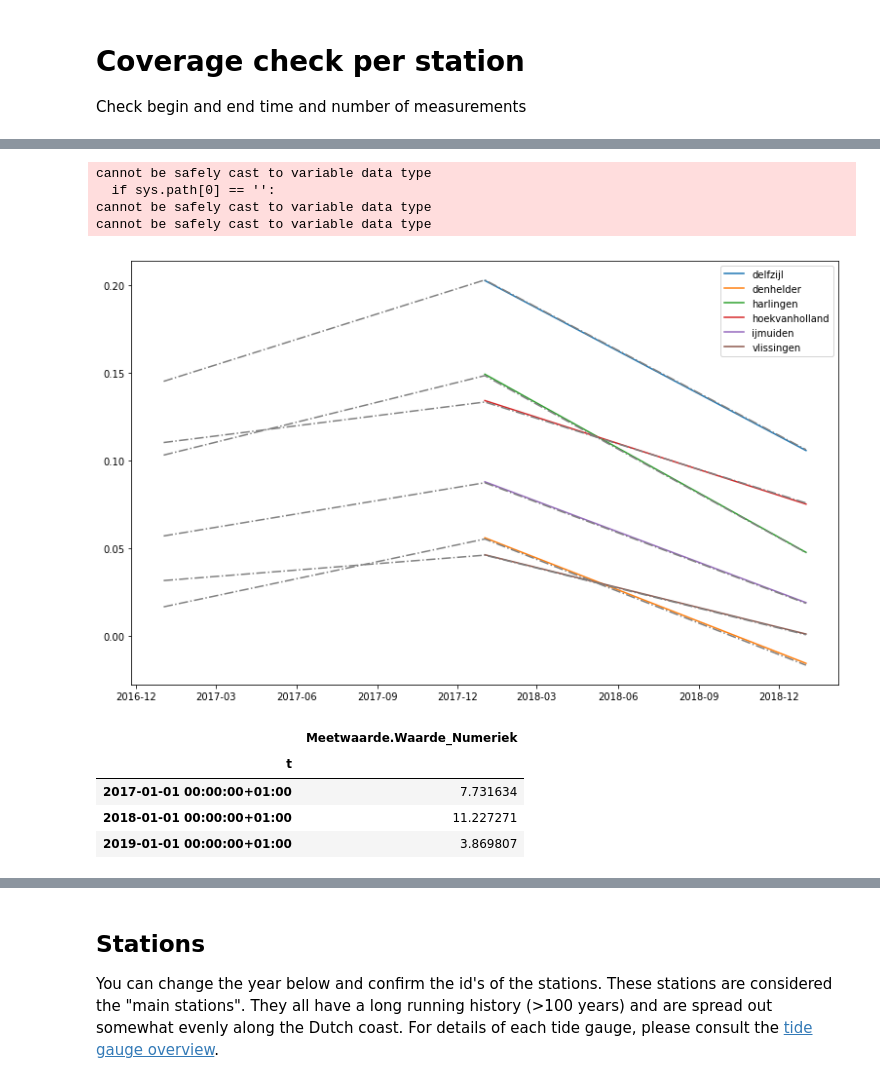
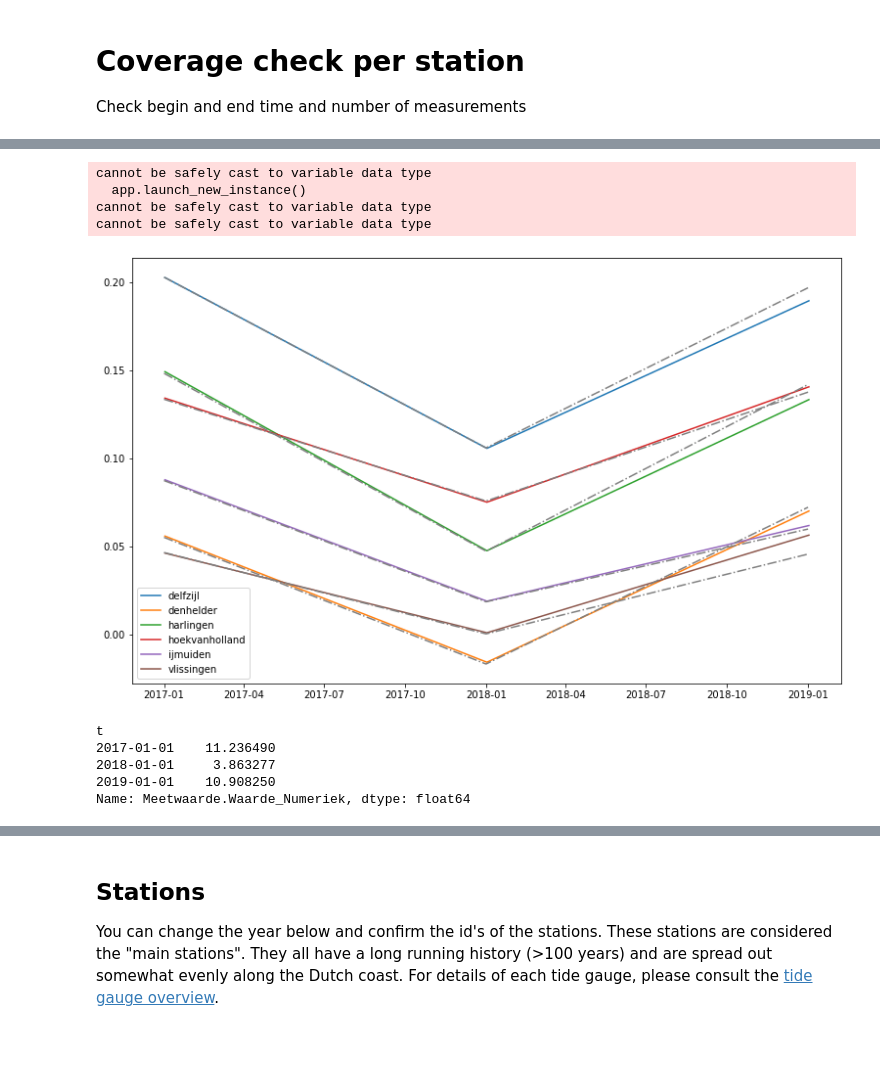
Before and after one commit to openearth/sealevel, a Jupyter notebook: notebooks/validation/current year validation.ipynb, the cells around one changed output, grey strips where cells are left out. Cells and saved outputs as stored; diff of their text form; code cells hidden in the pictures; blank space fills up the shorter version.

Commit message:
Update validation with 2019 data

```diff
--- a/notebooks/validation/current year validation.ipynb
+++ b/notebooks/validation/current year validation.ipynb
@@ -253,3 +293,11 @@ station VLISSGN
+# %%
+# Remove last observation
+for station in ids:
+    all_measurements[station]= all_measurements[station].iloc[0:-1, :]
+
+all_df = pd.concat(all_measurements) # concat on dictionary
+# group per station
+grouped = all_df.groupby('station')
 # %%
 # check if there are gaps of more than 1200 seconds
 for station, group_df in grouped:
@@ -257,8 +305,9 @@ for station, group_df in grouped:
     gaps, = np.where(diff_t > 1200)
     for i, gap in enumerate(gaps):
         #print(station, group_df.iloc[gap], gap) # original line
-        print(station, gap, group_df['t'][gap])
-        if i > 10:
-            print('10 gaps reported, stopping')
+        #print(station, gap, group_df['t'][gap])
+        print(station, gap, group_df.iloc[gap].t, diff_t[gap])
+        if i > 100:
+            print('100 gaps reported, stopping')
             break
 # %% [output]
@@ -304,10 +357,10 @@ ax.legend([x[0] for x in grouped], loc='best')
 all_ddl_means = {}
 for id_, measurements in all_measurements.items():
     # first resample by day and then by year to correct for the varying sample frequency across the year
-    means = measurements.set_index('t').resample('D').mean().resample('Y').mean()
+    means = measurements.set_index('t').resample('D').mean().resample('YS').mean()
     # bug in pandas (remove in 0.24)
     # https://github.com/pandas-dev/pandas/pull/22488
-    means.index = means.index + pd.Timedelta(days=1)
+    #means.index = means.index + pd.Timedelta(days=1)
     all_ddl_means[id_] = means
 # %%
 # Compute the means over the stations
@@ -327,11 +380,14 @@ surge_dfs = []
 model_dfs = []
 observed_dfs = []
 for station in names_matroos:
-    surge_path = pathlib.Path('~/src/sealevel/data/rws/matroos/{}_surge_forecast.nc'.format(station)).expanduser()
-    model_path = pathlib.Path('~/src/sealevel/data/rws/matroos/{}_waterlevel_forecast.nc'.format(station)).expanduser()
-    observed_path = pathlib.Path('~/src/sealevel/data/rws/matroos/{}_waterlevel_observed.nc'.format(station)).expanduser()
+    #surge_path = pathlib.Path('~/src/sealevel/data/rws/matroos/{}_surge_forecast.nc'.format(station)).expanduser()
+    #model_path = pathlib.Path('~/src/sealevel/data/rws/matroos/{}_waterlevel_forecast.nc'.format(station)).expanduser()
+    #observed_path = pathlib.Path('~/src/sealevel/data/rws/matroos/{}_waterlevel_observed.nc'.format(station)).expanduser()
+    surge_path = pathlib.Path('../../data/rws/matroos/{}_surge_forecast.nc'.format(station)).expanduser()
+    model_path = pathlib.Path('../../data/rws/matroos/{}_waterlevel_forecast.nc'.format(station)).expanduser()
+    observed_path = pathlib.Path('../../data/rws/matroos/{}_waterlevel_observed.nc'.format(station)).expanduser()
     with netCDF4.Dataset(surge_path) as ds:
-        t = netCDF4.num2date(ds.variables['time'][:], ds.variables['time'].units)
+        t = netCDF4.num2date(ds.variables['time'][:], ds.variables['time'].units,only_use_cftime_datetimes= False)
         h = np.squeeze(ds.variables['waterlevel_surge'][:])
         surge_df = pd.DataFrame(data=dict(t=t, h=h))
         surge_df['station'] = station
@@ -339,14 +395,14 @@ for station in names_matroos:
 
 
     with netCDF4.Dataset(model_path) as ds:
-        t = netCDF4.num2date(ds.variables['time'][:], ds.variables['time'].units)
+        t = netCDF4.num2date(ds.variables['time'][:], ds.variables['time'].units, only_use_cftime_datetimes= False )
         h = np.squeeze(ds.variables['waterlevel'][:])
         model_df = pd.DataFrame(data=dict(t=t, h=h))
         model_df['station'] = station
         model_dfs.append(model_df)
 
     with netCDF4.Dataset(observed_path) as ds:
-        t = netCDF4.num2date(ds.variables['time'][:], ds.variables['time'].units)
+        t = netCDF4.num2date(ds.variables['time'][:], ds.variables['time'].units, only_use_cftime_datetimes= False)
         h = np.squeeze(ds.variables['waterlevel'][:])
         observed_df = pd.DataFrame(data=dict(t=t, h=h))
         observed_df['station'] = station
@@ -357,40 +413,40 @@ model_df = pd.concat(model_dfs)
 observed_df = pd.concat(observed_dfs)
 # %% [output]
 cannot be safely cast to variable data type
-  if sys.path[0] == '':
+  app.launch_new_instance()
 cannot be safely cast to variable data type
 cannot be safely cast to variable data type
 # %%
 # Plot Matroos data and DDL data together.
 # Should be nearly simmilar (after double resamping because of the time varying measurement frequency)
-grouped = observed_df[observed_df['t'] < datetime.datetime(2019, 1, 1)].groupby('station')
+grouped = observed_df[observed_df['t'] < datetime.datetime(2020, 1, 1)].groupby('station')
 
 
 fig, ax = plt.subplots(figsize=(13, 8))
 # compute to annual means per station because measurement frequencies are not equal between stations
 all_matroos_means = {}
 for id_, group_df in grouped:
-    matroos_means = group_df.set_index('t').resample('D').mean().resample('Y').mean()
+    matroos_means = group_df.set_index('t').resample('D').mean().resample('YS').mean()
     # bug in pandas (remove in 0.24)
     # https://github.com/pandas-dev/pandas/pull/22488
     matroos_means.index = matroos_means.index + pd.Timedelta(days=1)
     ax.plot(matroos_means.index, matroos_means['h'], label=id_)
     all_matroos_means[id_] = matroos_means
 
 for id_, means in all_ddl_means.items():
     ax.plot(means.index, means['Meetwaarde.Waarde_Numeriek'] / 100, '-.', label='', color='grey')
 _ = ax.legend(loc='best')
 # %% [output]
-[figure, old version]
+[figure, new version]
 # %%
 # Compute the mean again (double check left/right indexing of the aggregation timestamp)
-pd.concat(all_ddl_means).reset_index().groupby('t').agg('mean')
+pd.concat(all_ddl_means).reset_index().groupby('t').agg('mean')['Meetwaarde.Waarde_Numeriek']
 # %% [output]
-|  | Meetwaarde.Waarde_Numeriek |
-| t |  |
-| 2017-01-01 00:00:00+01:00 | 7.731634 |
-| 2018-01-01 00:00:00+01:00 | 11.227271 |
-| 2019-01-01 00:00:00+01:00 | 3.869807 |
+t
+2017-01-01    11.236490
+2018-01-01     3.863277
+2019-01-01    10.908250
+Name: Meetwaarde.Waarde_Numeriek, dtype: float64
 # %%
 # Manually copy the new average to the series
 # This are the figures that we use to provide the preliminary sea-level figures
```
Also changed, not shown: parts of 18 cells of this notebook, 1 other file.
